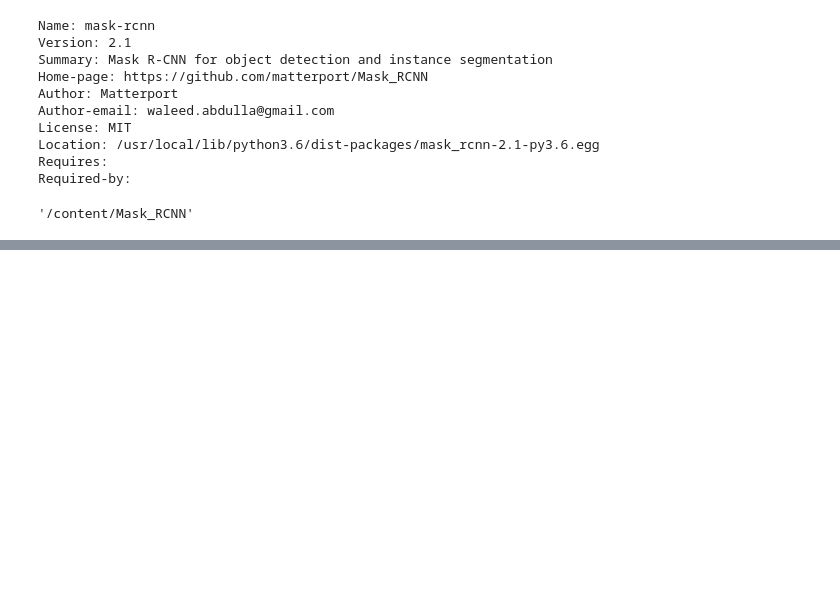
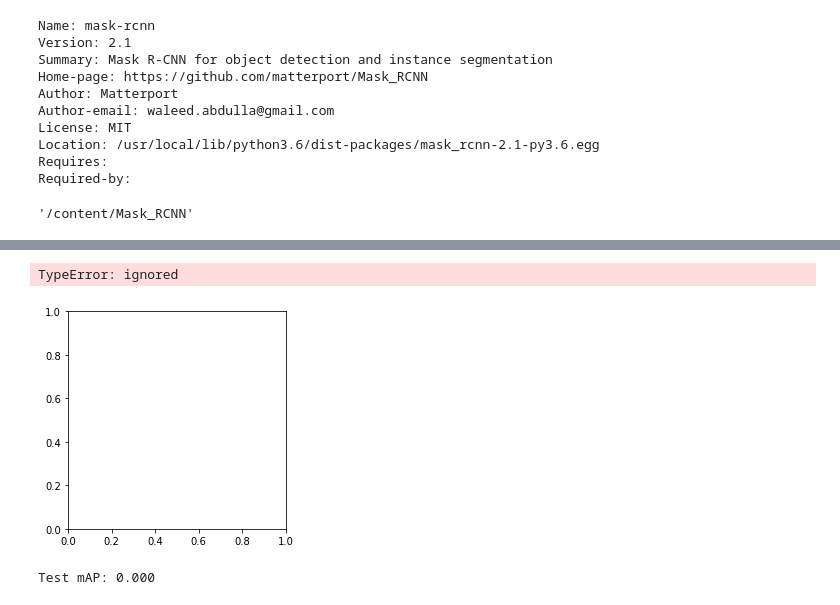
Before and after one commit to abhay43/DL_Code, a Jupyter notebook: Human Pose Detection using Mask RCNN.ipynb, the cells around one changed output, grey strips where cells are left out. Drawn from its saved outputs; the diff is of its cells as text; code cells hidden in the pictures; blank space fills up the shorter version.

```diff
--- a/Human Pose Detection using Mask RCNN.ipynb
+++ b/Human Pose Detection using Mask RCNN.ipynb
@@ -134,0 +391,2 @@ class pose_detection:
+# %%
+model.train(train_cls, test_cls, learning_rate=config.LEARNING_RATE, epochs=5, layers='heads')
@@ -134,0 +449,16 @@ class pose_detection:
+# %%
+from mrcnn.utils import compute_ap
+from mrcnn.model import load_image_gt
+from mrcnn.model import mold_image
+class PredictionConfig(Config):
+	# define the name of the configuration
+	NAME = "Pose_Detection_cfg"
+	NUM_CLASSES = 7 + 1
+	# simplify GPU config
+	GPU_COUNT = 1
+	IMAGES_PER_GPU = 1
+# %%
+# create config
+cfg = PredictionConfig()
+# define the model
+model_train = MaskRCNN(mode='inference', model_dir='./', config=cfg)
@@ -134,0 +476,8 @@ class pose_detection:
+# %%
+# load image, bounding boxes and masks for the image id
+image, image_meta, gt_class_id, gt_bbox, gt_mask = load_image_gt(test_cls, cfg, image_id, use_mini_mask=False)
+# %%
+plt.imshow(image_meta)
+# %% [output]
+TypeError: ignored
+[figure, added]
@@ -134,0 +509,6 @@ class pose_detection:
+# %%
+# evaluate model on test dataset
+test_mAP = evaluate_model(test_cls, model_train, cfg)
+print("Test mAP: %.3f" % test_mAP)
+# %% [output]
+Test mAP: 0.000
```
Also changed, not shown: parts of 30 cells of this notebook.
